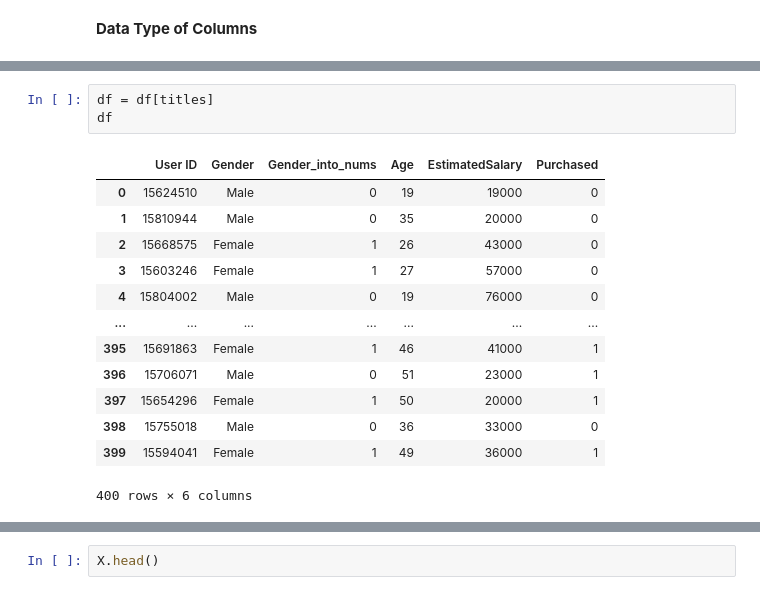
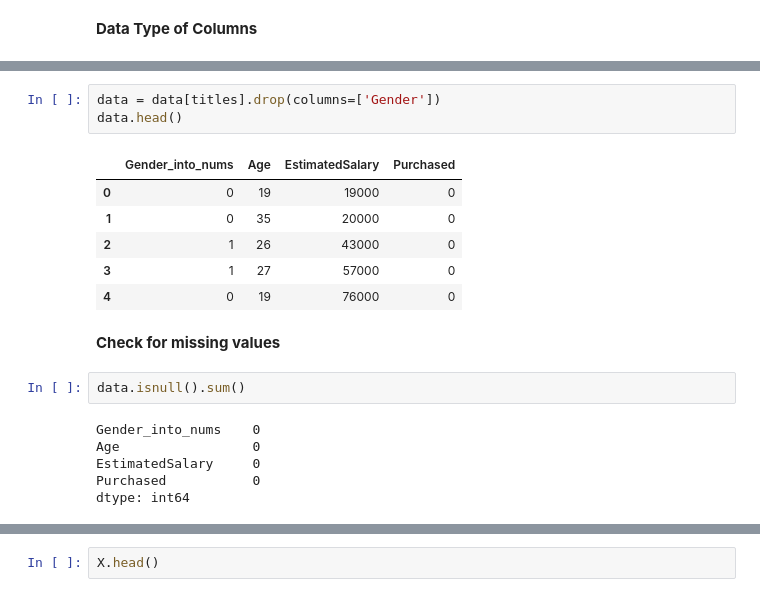
Before and after one commit to MoWafy001/AI-Project, a Jupyter notebook: KNN/KNN.ipynb, the cells around one changed output, grey strips where cells are left out. Drawn from its saved outputs; the diff is of its cells as text.

```diff
--- a/KNN/KNN.ipynb
+++ b/KNN/KNN.ipynb
@@ -75,17 +67,20 @@ titles
-# %%
-df = df[titles]
-df
-# %% [output]
-|  | User ID | Gender | Gender_into_nums | Age | EstimatedSalary | Purchased |
-| 0 | 15624510 | Male | 0 | 19 | 19000 | 0 |
-| 1 | 15810944 | Male | 0 | 35 | 20000 | 0 |
-| 2 | 15668575 | Female | 1 | 26 | 43000 | 0 |
-| 3 | 15603246 | Female | 1 | 27 | 57000 | 0 |
-| 4 | 15804002 | Male | 0 | 19 | 76000 | 0 |
-| ... | ... | ... | ... | ... | ... | ... |
-| 395 | 15691863 | Female | 1 | 46 | 41000 | 1 |
-| 396 | 15706071 | Male | 0 | 51 | 23000 | 1 |
-| 397 | 15654296 | Female | 1 | 50 | 20000 | 1 |
-| 398 | 15755018 | Male | 0 | 36 | 33000 | 0 |
-| 399 | 15594041 | Female | 1 | 49 | 36000 | 1 |
-400 rows × 6 columns
+# %%
+data = data[titles].drop(columns=['Gender'])
+data.head()
+# %% [output]
+|  | Gender_into_nums | Age | EstimatedSalary | Purchased |
+| 0 | 0 | 19 | 19000 | 0 |
+| 1 | 0 | 35 | 20000 | 0 |
+| 2 | 1 | 26 | 43000 | 0 |
+| 3 | 1 | 27 | 57000 | 0 |
+| 4 | 0 | 19 | 76000 | 0 |
+# %% [markdown]
+**Check for missing values**
+# %%
+data.isnull().sum()
+# %% [output]
+Gender_into_nums    0
+Age                 0
+EstimatedSalary     0
+Purchased           0
+dtype: int64
```
Also changed, not shown: parts of 36 cells of this notebook, 4 other files.
